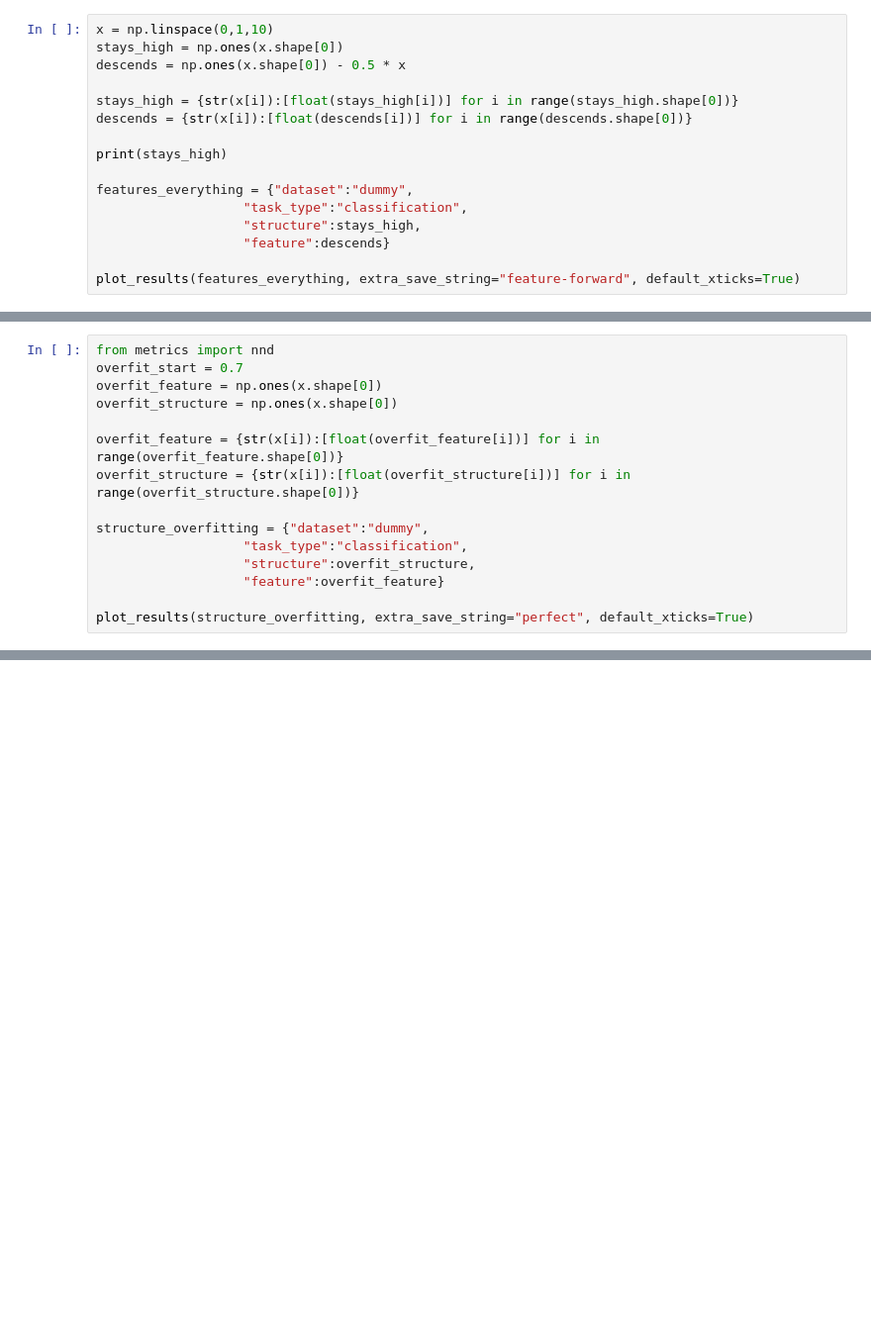
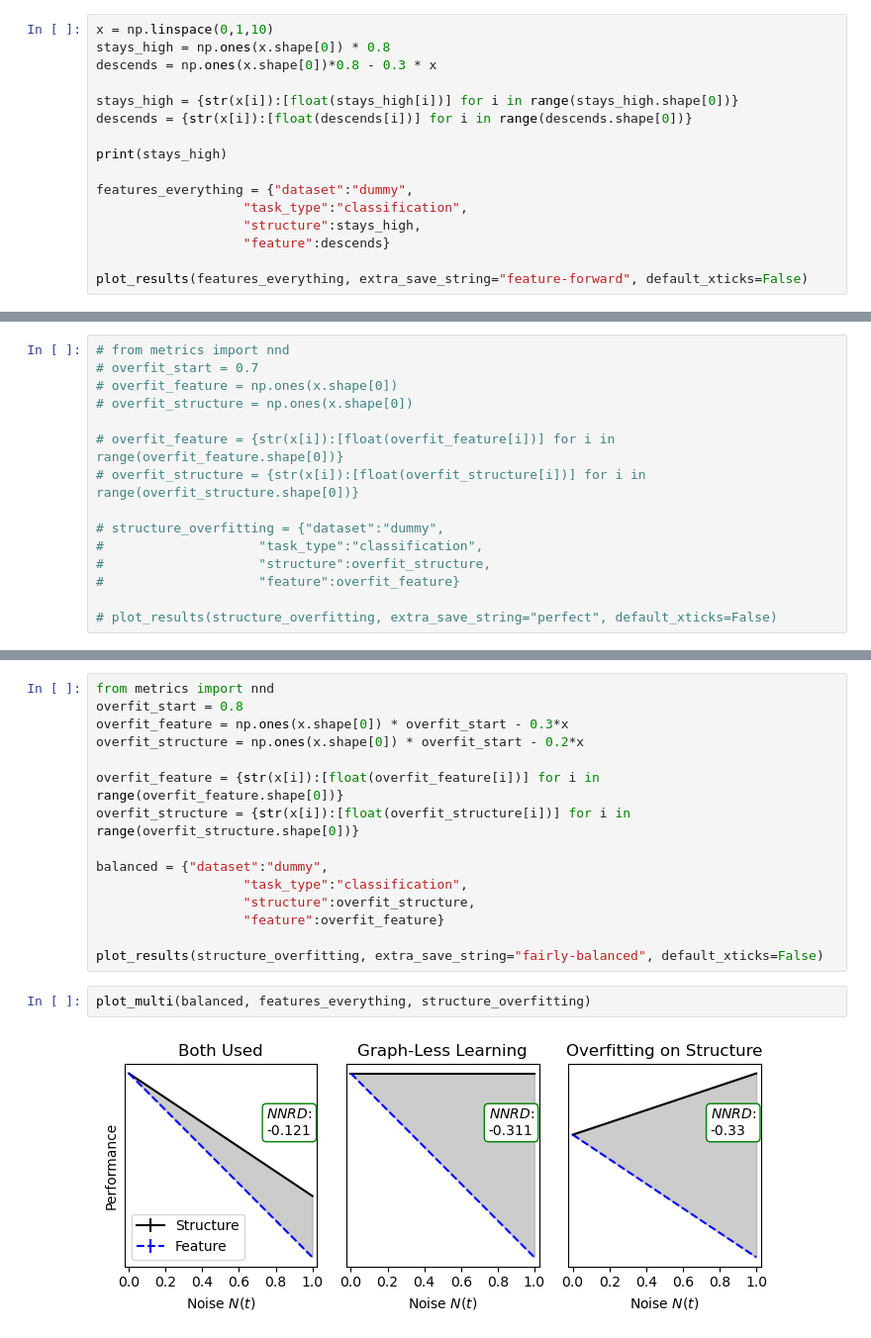
Before and after one commit to alexodavies/graphs-noise-noise, a Jupyter notebook: generate_examples.ipynb, the cells around one changed output, grey strips where cells are left out. Shown: that part at 99% size. Cells and saved outputs as stored; diff of their text form; blank space fills up the shorter version.

```diff
--- a/generate_examples.ipynb
+++ b/generate_examples.ipynb
@@ -6,7 +109,7 @@ import matplotlib.pyplot as plt
 # %%
 x = np.linspace(0,1,10)
-stays_high = np.ones(x.shape[0])
-descends = np.ones(x.shape[0]) - 0.5 * x
+stays_high = np.ones(x.shape[0]) * 0.8
+descends = np.ones(x.shape[0])*0.8 - 0.3 * x
 
 stays_high = {str(x[i]):[float(stays_high[i])] for i in range(stays_high.shape[0])}
 descends = {str(x[i]):[float(descends[i])] for i in range(descends.shape[0])}
@@ -18,5 +121,5 @@ features_everything = {"dataset":"dummy",
                    "structure":stays_high,
                    "feature":descends}
 
-plot_results(features_everything, extra_save_string="feature-forward", default_xticks=True)
+plot_results(features_everything, extra_save_string="feature-forward", default_xticks=False)
 # %% [output]
@@ -68,15 +160,15 @@ plot_results(structure_overfitting, extra_save_string="structure-overfitting", d
 # %%
-from metrics import nnd
-overfit_start = 0.7
-overfit_feature = np.ones(x.shape[0])
-overfit_structure = np.ones(x.shape[0])
+# from metrics import nnd
+# overfit_start = 0.7
+# overfit_feature = np.ones(x.shape[0])
+# overfit_structure = np.ones(x.shape[0])
 
-overfit_feature = {str(x[i]):[float(overfit_feature[i])] for i in range(overfit_feature.shape[0])}
-overfit_structure = {str(x[i]):[float(overfit_structure[i])] for i in range(overfit_structure.shape[0])}
+# overfit_feature = {str(x[i]):[float(overfit_feature[i])] for i in range(overfit_feature.shape[0])}
+# overfit_structure = {str(x[i]):[float(overfit_structure[i])] for i in range(overfit_structure.shape[0])}
 
-structure_overfitting = {"dataset":"dummy",
-                   "task_type":"classification",
-                   "structure":overfit_structure,
-                   "feature":overfit_feature}
+# structure_overfitting = {"dataset":"dummy",
+#                    "task_type":"classification",
+#                    "structure":overfit_structure,
+#                    "feature":overfit_feature}
 
-plot_results(structure_overfitting, extra_save_string="perfect", default_xticks=True)
+# plot_results(structure_overfitting, extra_save_string="perfect", default_xticks=False)
@@ -84,0 +175,19 @@ plot_results(structure_overfitting, extra_save_string="perfect", default_xticks=
+# %%
+from metrics import nnd
+overfit_start = 0.8
+overfit_feature = np.ones(x.shape[0]) * overfit_start - 0.3*x
+overfit_structure = np.ones(x.shape[0]) * overfit_start - 0.2*x
+
+overfit_feature = {str(x[i]):[float(overfit_feature[i])] for i in range(overfit_feature.shape[0])}
+overfit_structure = {str(x[i]):[float(overfit_structure[i])] for i in range(overfit_structure.shape[0])}
+
+balanced = {"dataset":"dummy",
+                   "task_type":"classification",
+                   "structure":overfit_structure,
+                   "feature":overfit_feature}
+
+plot_results(structure_overfitting, extra_save_string="fairly-balanced", default_xticks=False)
+# %%
+plot_multi(balanced, features_everything, structure_overfitting)
+# %% [output]
+[figure, added]
```
Also changed, not shown: parts of 7 cells of this notebook, 9 other files.
